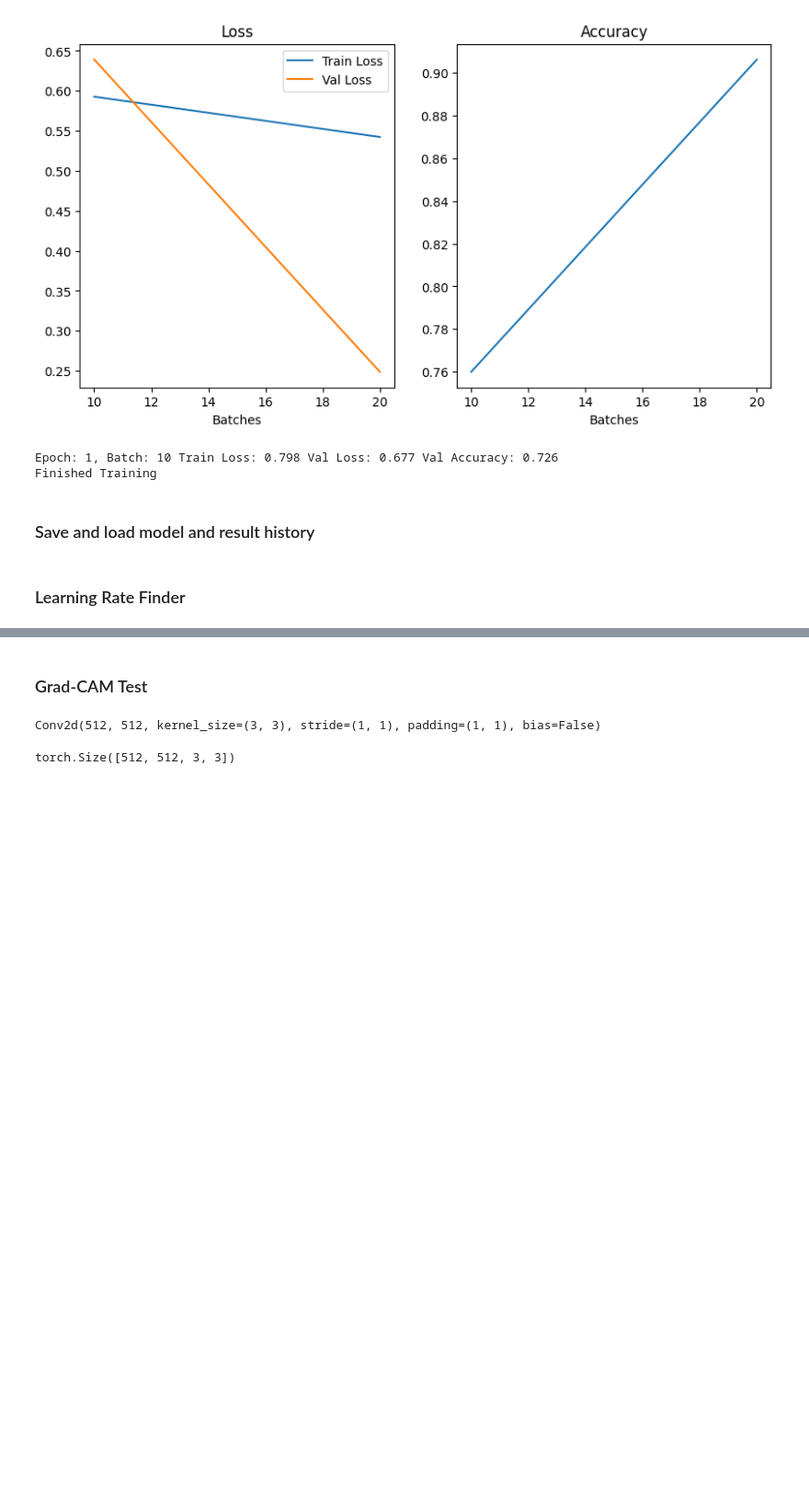
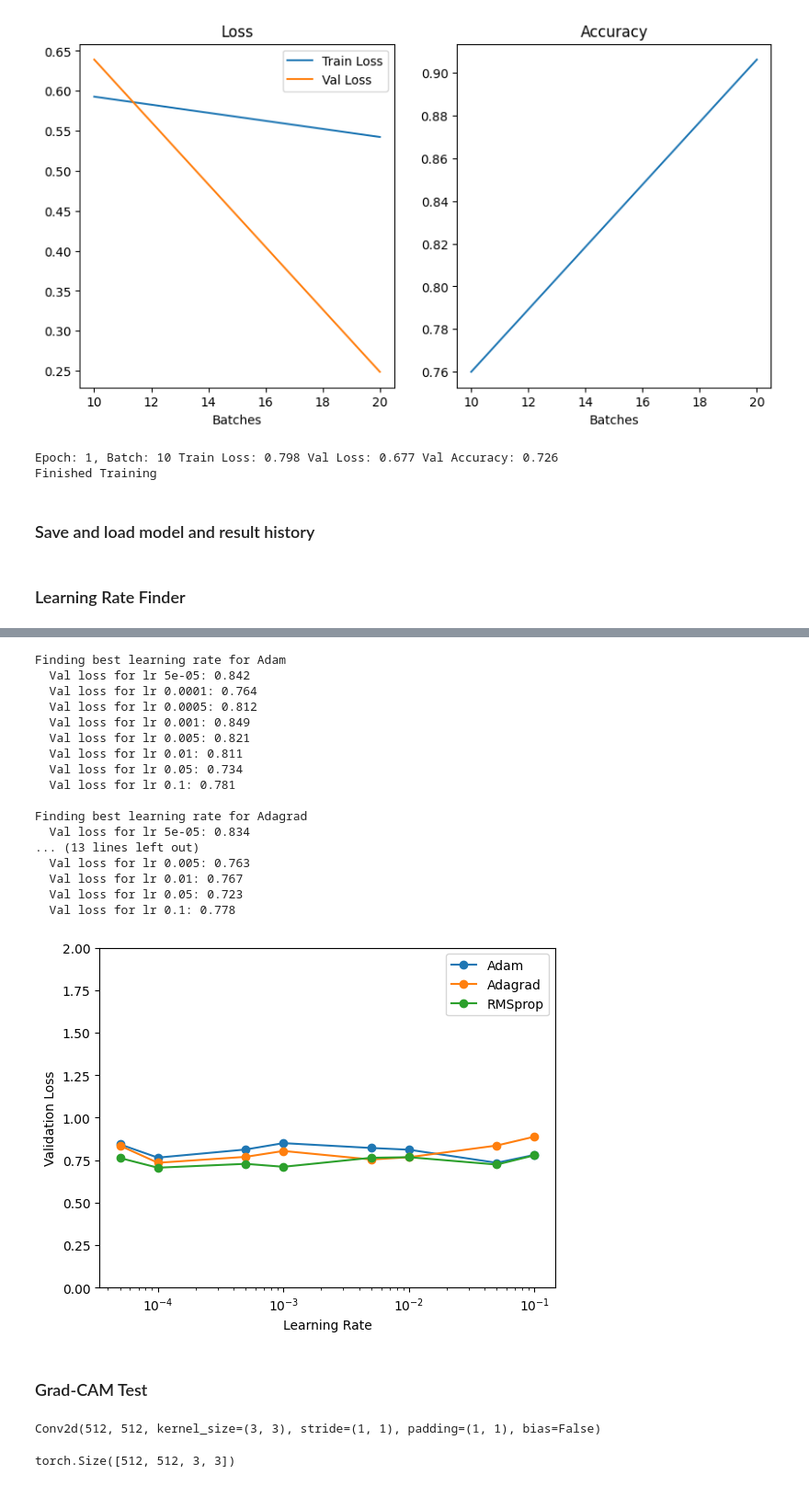
Before and after one commit to Andreasaaj/Facial-Recognition-with-Siamese-Network, a Jupyter notebook: simple_network.ipynb, the cells around one changed output, grey strips where cells are left out. Shown at 92% size. Drawn from its saved outputs; the diff is of its cells as text; code cells hidden in the pictures; blank space fills up the shorter version.

Commit message:
Testing optimizers

```diff
--- a/simple_network.ipynb
+++ b/simple_network.ipynb
@@ -160,7 +160,7 @@ class TripletSampler(data.sampler.Sampler):
         positive_idx = positive_identity_indices[np.random.randint(len(positive_identity_indices))]
         # Choose random image as negative and confirm that it differs from anchor
         negative_idx = np.random.randint(len(self.cleaned_identities))
-        while self.cleaned_identities[negative_idx] == anchor_identity  or self.cleaned_identities[negative_idx] == 0::
+        while self.cleaned_identities[negative_idx] == anchor_identity  or self.cleaned_identities[negative_idx] == 0:
             negative_idx = np.random.randint(len(self.cleaned_identities))  # Try again
 
         return anchor_idx, positive_idx, negative_idx
@@ -312,7 +312,7 @@ cleaned_identities_splits = {"train": celeba_identity_clean[:train_size],
                              "valid": celeba_identity_clean[train_size:train_size + valid_size],
                              "test": celeba_identity_clean[train_size + valid_size:]}
 dataloaders: Mapping[str, data.DataLoader] = {
-    label: data.DataLoader(TripletDataset(cleaned_identities_splits[label]), batch_size=bs, shuffle=False, num_workers=0,
+    label: data.DataLoader(TripletDataset(datasets[label], cleaned_identities_splits[label]), batch_size=bs, shuffle=False, num_workers=0,
                            sampler=TripletSampler(cleaned_identities_splits[label])) for label in dataset_labels}
 # %% [markdown]
 # Model & Fit
@@ -366,7 +366,7 @@ def train_triplet_net(triplet_net: TripletNet,
     print_stats = lambda: print(f"Epoch: {epoch + 1}, Batch: {batch_i + 1}",
                                 f"Train Loss: {round(running_loss / summary_time, 3)}",
                                 f"Val Loss: {round(val_loss, 3)}",
-                                f"Val Accuracy: {round(val_acc, 3)}",
+                                f"Val Accuracy: {round(val_acc, 3)}        ",
                                 end='\n' if verbose else '\r')
 
     for param in triplet_net.resnet.parameters():
@@ -406,7 +406,8 @@ def train_triplet_net(triplet_net: TripletNet,
         # val_loss, val_acc = val_triplet_net(triplet_net, criterion, verbose=0)
         print_stats()
 
-    print("Finished Training\n")
+    if verbose: print("Finished Training\n")
+    else: print(" "*100, end='\r')
     return train_loss_history, val_loss_history, val_acc_history, [batches_summary] * len(train_loss_history)
 
 
@@ -421,7 +422,7 @@ def make_train_step(model: nn.Module, triplet_loss, optimizer):
         optimizer.step()
         optimizer.zero_grad()
         loss_value = loss.item()
-        print(f"Train Loss: {round(loss_value, 3)}", end='\r')
+        # print(f"Train Loss: {round(loss_value, 3)}", end='\r')
         return loss_value
 
     # Returns the function that will be called inside the train loop
@@ -574,3 +527,63 @@ Val loss for lr 0.1: 35.266711926100626
+# %%
+def hyperparameter_finder(num_batches, num_val_batches, lr_list, optimizer_func):
+    print(f"\nFinding best learning rate for {type(optimizer_func(0)).__name__}")
+    triplet_net_model = TripletNet()
+    triplet_net_model.cuda()
+    val_loss_history = []
+    for lr in learning_rates:
+        optimizer = optimizer_func(lr) # Reset optimizer
+        lr_scheduler = optim.lr_scheduler.LinearLR(optimizer, start_factor=1, end_factor=1) # Constant lr
+        new_history = train_triplet_net(triplet_net_model,
+                                        criterion,
+                                        optimizer,
+                                        lr_scheduler,
+                                        freeze=True,
+                                        epochs=1,
+                                        num_batches=num_batches,
+                                        num_val_batches=num_val_batches,
+                                        summary_time=num_batches,
+                                        verbose=False)
+        val_loss_history.append(new_history[1][-1])
+        print(f"  Val loss for lr {lr}: {round(new_history[1][-1], 3)}")
+    return val_loss_history
+
+
+learning_rates = [0.00005, 0.0001, 0.0005, 0.001, 0.005, 0.01, 0.05, 0.1]
+opt_adam = lambda lr: optim.Adam(triplet_net.parameters(), lr=lr)
+opt_adagrad = lambda lr: optim.Adagrad(triplet_net.parameters(), lr=lr)
+opt_rmprop = lambda lr: optim.RMSprop(triplet_net.parameters(), lr=lr)
+results = [hyperparameter_finder(10, 20, learning_rates, opt_adam),
+           hyperparameter_finder(10, 20, learning_rates, opt_adagrad),
+           hyperparameter_finder(10, 20, learning_rates, opt_rmprop)]
+
+plt.plot(learning_rates, results[0], label="Adam", marker="o")
+plt.plot(learning_rates, results[1], label="Adagrad", marker="o")
+plt.plot(learning_rates, results[2], label="RMSprop", marker="o")
+plt.xscale("log")
+plt.ylim(0, 2)
+plt.xlabel("Learning Rate")
+plt.ylabel("Validation Loss")
+plt.legend()
+plt.show()
+# %% [output]
+Finding best learning rate for Adam
+  Val loss for lr 5e-05: 0.842
+  Val loss for lr 0.0001: 0.764
+  Val loss for lr 0.0005: 0.812
+  Val loss for lr 0.001: 0.849
+  Val loss for lr 0.005: 0.821
+  Val loss for lr 0.01: 0.811
+  Val loss for lr 0.05: 0.734
+  Val loss for lr 0.1: 0.781
+
+Finding best learning rate for Adagrad
+  Val loss for lr 5e-05: 0.834
+... (13 lines left out)
+  Val loss for lr 0.005: 0.763
+  Val loss for lr 0.01: 0.767
+  Val loss for lr 0.05: 0.723
+  Val loss for lr 0.1: 0.778
+[figure, added]
 # %% [markdown]
 ### Grad-CAM Test
 # %%
```
Also changed, not shown: parts of 3 cells of this notebook.
